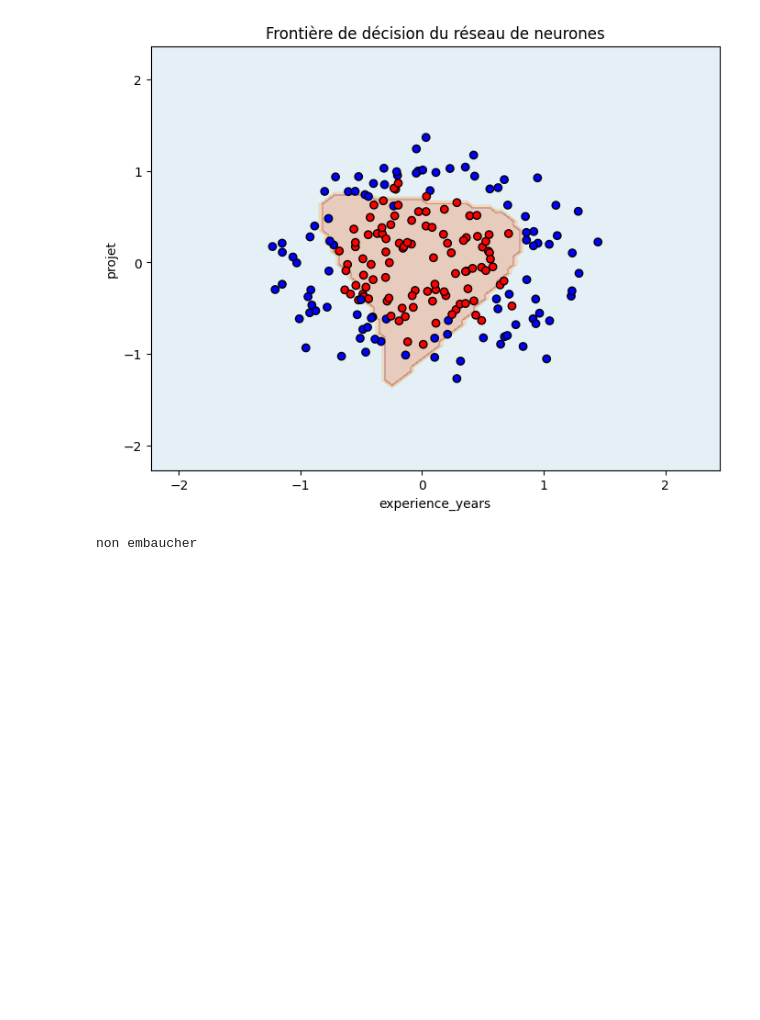
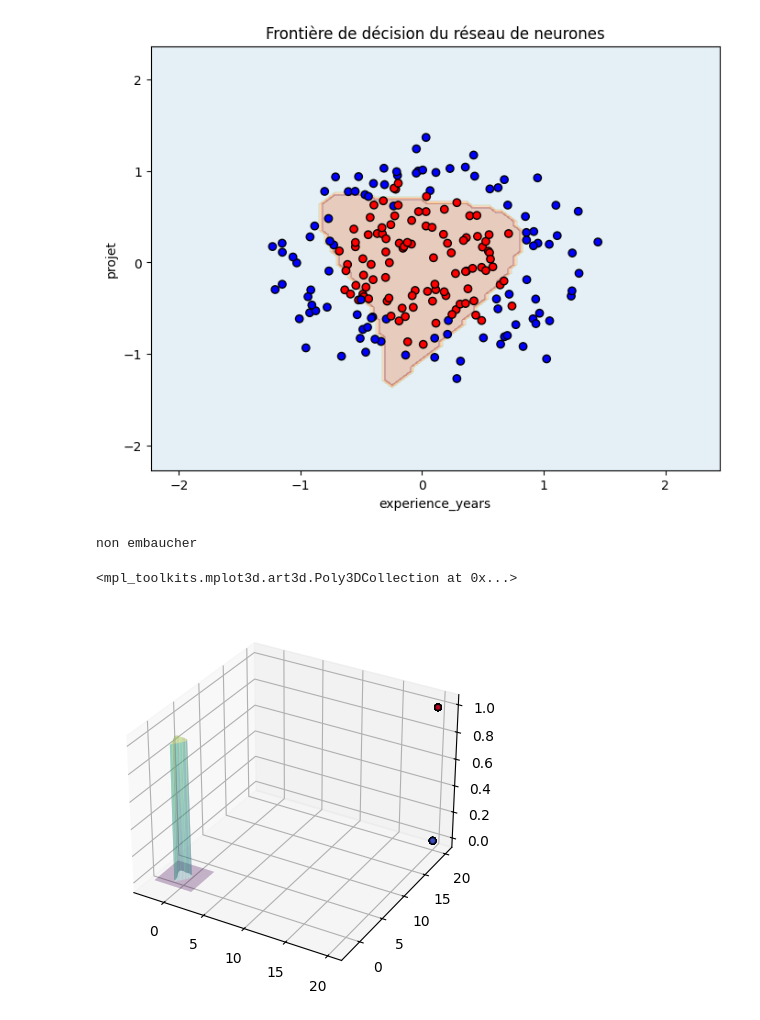
Before and after one commit to mahalmadane/MachineLearning, a Jupyter notebook: multi_couches_neurone.ipynb, the cells around one changed output. Saved outputs shown, nothing was run; the diff lists cells and outputs as text; code cells hidden in the pictures; blank space fills up the shorter version.

```diff
--- a/multi_couches_neurone.ipynb
+++ b/multi_couches_neurone.ipynb
@@ -270,3 +270,10 @@ else:
     print("non embaucher")
 # %% [output]
 non embaucher
+# %%
+a = plt.axes(projection='3d')
+a.scatter3D(X[:, 0], X[:, 1], Y, c=Y, cmap='coolwarm', edgecolors='k')
+a.plot_surface(xx, yy, zz, alpha=0.3, cmap='viridis')
+# %% [output]
+<mpl_toolkits.mplot3d.art3d.Poly3DCollection at 0x...>
+[figure, added]
```
